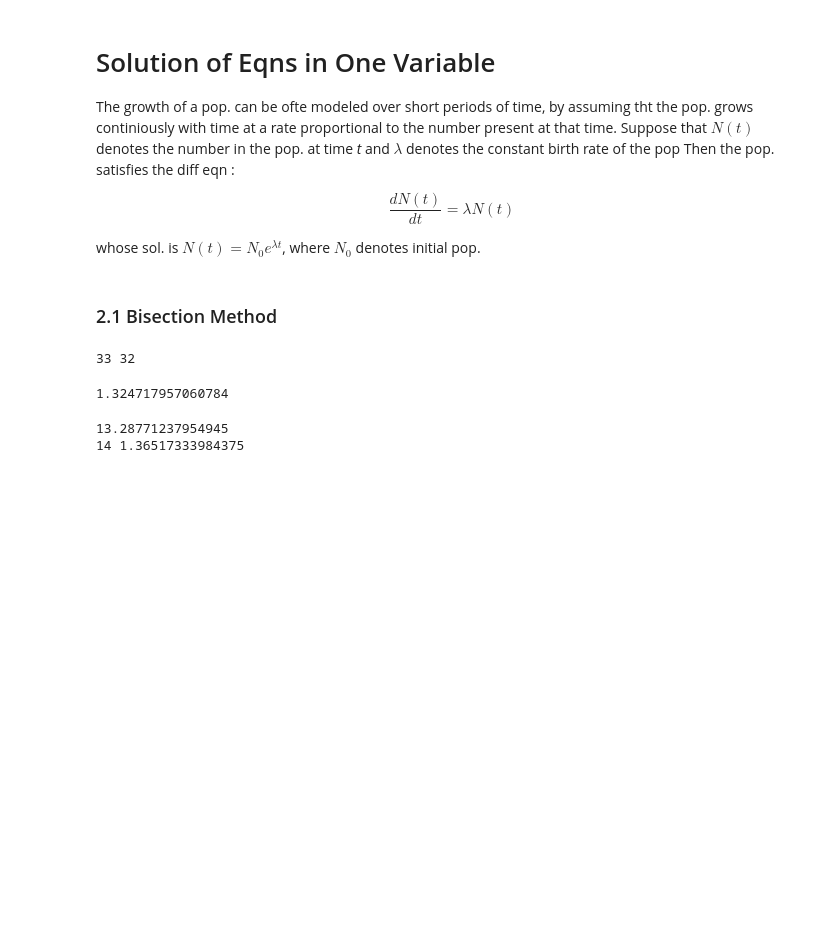
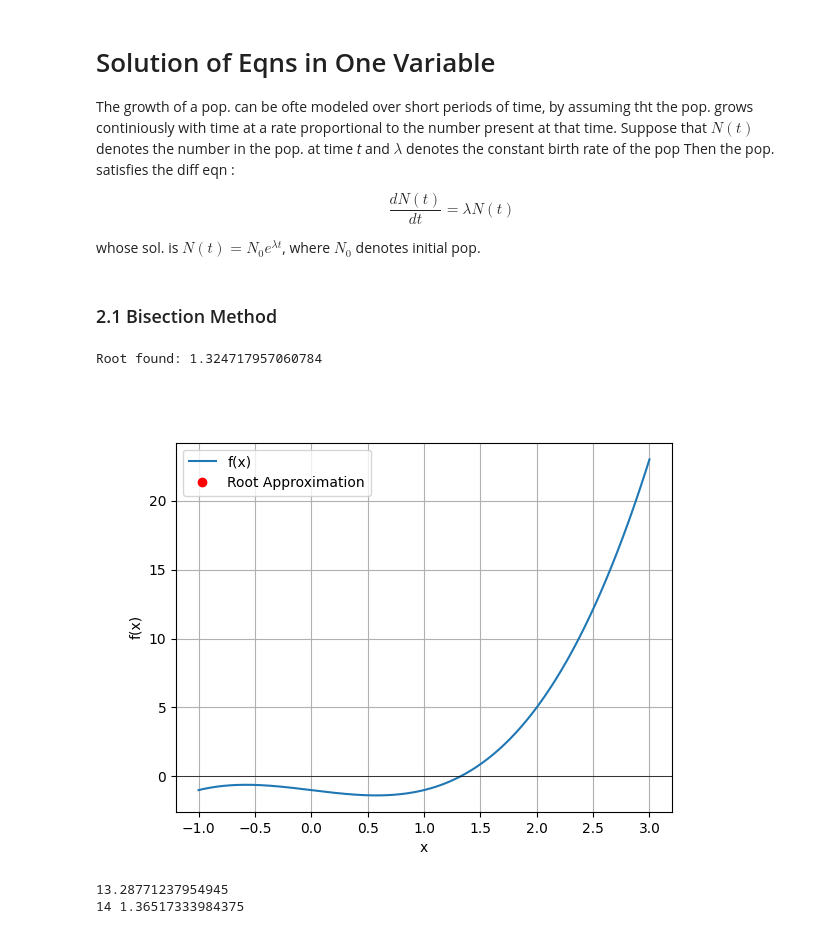
Before and after one commit to AshifulBhuiyan/NumericalAnalysis, a Jupyter notebook: Numerical_Analysis Ch2.ipynb, the cells around one changed output. Saved outputs shown, nothing was run; the diff lists cells and outputs as text; code cells hidden in the pictures; blank space fills up the shorter version.

```diff
--- a/Numerical_Analysis Ch2.ipynb
+++ b/Numerical_Analysis Ch2.ipynb
@@ -14,40 +18,69 @@ whose sol. is $N(t) = N_0 e^{\lambda t}$, where $N_0$ denotes initial pop.
 ### 2.1 Bisection Method
 # %%
 def f(x):
-    return x**3 -x -1
+    return x**3 - x - 1
 
-def validate_interval(f,x0,x1):
-    return f(x0)*f(x1) < 0
+def validate_interval(f, x0, x1):
+    return f(x0) * f(x1) < 0
 
-def error_bound(a,b,err):
-    n=np.log((b-a)/err) / np.log(2)
+def error_bound(a, b, err):
+    n = np.log((b - a) / err) / np.log(2)
     return int(np.ceil(n))
 
 def bisection(f, interval, tol):
-    x0, x1 = interval[0], interval[1] #extract interval
-    if not validate_interval(f, x0, x1): #check interval can be solved for roots
-        return
+    x0, x1 = interval[0], interval[1]
+    if not validate_interval(f, x0, x1):
+        print("Invalid interval for the bisection method.")
+        return None, None
 
+    steps = []
     n = error_bound(x0, x1, tol)
-    counter = 1
     while True:
-        root_approx = x0 + ((x1-x0)/2)
+        root_approx = x0 + (x1 - x0) / 2
         y = f(root_approx)
+        steps.append((x0, x1, root_approx))
+
         if -tol < y < tol:
-            print(counter, n)
-            return root_approx
-        if validate_interval(f,x0,root_approx):
+            return steps, root_approx
+
+        if validate_interval(f, x0, root_approx):
             x1 = root_approx
         else:
             x0 = root_approx
-        counter += 1
 
+# Generate the steps for the animation
+steps, root = bisection(f, [-1, 3], 1e-9)
+print(f"Root found: {root}")
 
+# Set up the figure and axis
+fig, ax = plt.subplots()
+x = np.linspace(-1, 3, 400)
+y = f(x)
+ax.plot(x, y, label='f(x)')
+ax.axhline(0, color='black', linewidth=0.5)
+line, = ax.plot([], [], 'ro', label='Root Approximation')
 
-bisection(f,[-1,3], 0.000000001)
+def init():
+    line.set_data([], [])
+    return line,
+
+def update(step):
+    x0, x1, root_approx = step
+    line.set_data([root_approx], [f(root_approx)])
+    ax.set_title(f'Bisection Method: Interval [{x0:.6f}, {x1:.6f}]')
+    return line,
+
+# Create the animation
+ani = FuncAnimation(fig, update, frames=steps, init_func=init, blit=True, repeat=True, save_count=50)
+
+plt.xlabel('x')
+plt.ylabel('f(x)')
+plt.legend()
+plt.grid(True)
+plt.show()
 # %% [output]
-33 32
+Root found: 1.324717957060784
-1.324717957060784
+[figure, added]
 # %%
 import numpy as np
 
```
Also changed, not shown: parts of 3 cells of this notebook, 12 other files.
